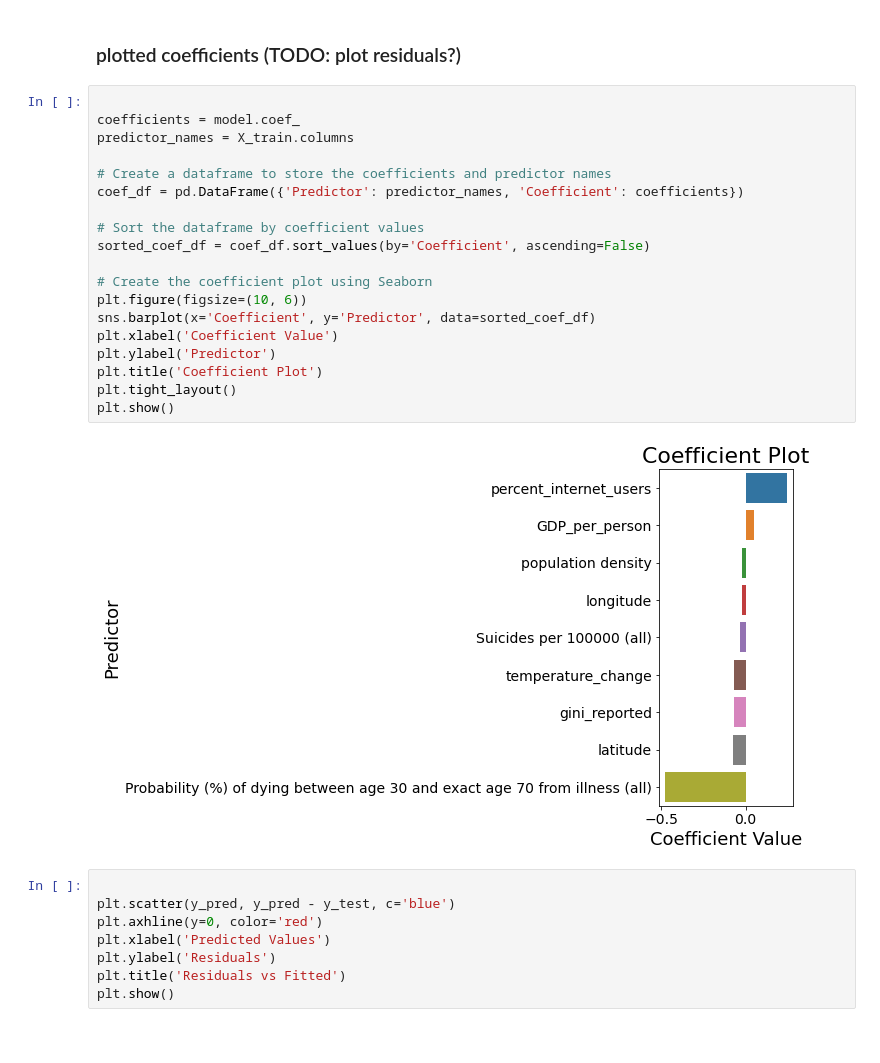
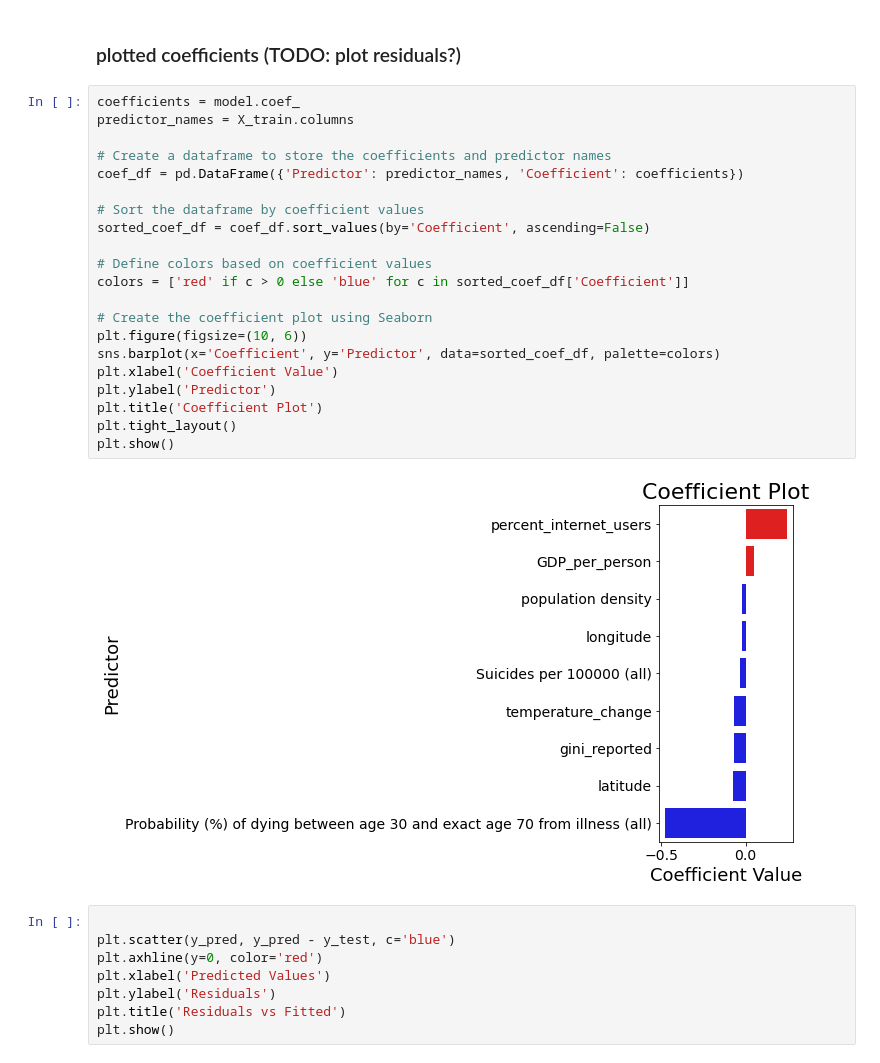
Before and after one commit to Dariokula/VisualizationProj23, a Jupyter notebook: all_datsets_26_08_Dario.ipynb, the cells around one changed output. Saved outputs shown, nothing was run; the diff lists cells and outputs as text.

```diff
--- a/all_datsets_26_08_Dario.ipynb
+++ b/all_datsets_26_08_Dario.ipynb
@@ -1247,26 +1247,28 @@ array([-0.47820656, -0.03109446,  0.2444133 , -0.02115845,  0.04862386,
 # %% [markdown]
 ### plotted coefficients (TODO: plot residuals?)
 # %%
-
 coefficients = model.coef_
 predictor_names = X_train.columns
 
 # Create a dataframe to store the coefficients and predictor names
 coef_df = pd.DataFrame({'Predictor': predictor_names, 'Coefficient': coefficients})
 
 # Sort the dataframe by coefficient values
 sorted_coef_df = coef_df.sort_values(by='Coefficient', ascending=False)
 
+# Define colors based on coefficient values
+colors = ['red' if c > 0 else 'blue' for c in sorted_coef_df['Coefficient']]
+
 # Create the coefficient plot using Seaborn
 plt.figure(figsize=(10, 6))
-sns.barplot(x='Coefficient', y='Predictor', data=sorted_coef_df)
+sns.barplot(x='Coefficient', y='Predictor', data=sorted_coef_df, palette=colors)
 plt.xlabel('Coefficient Value')
 plt.ylabel('Predictor')
 plt.title('Coefficient Plot')
 plt.tight_layout()
 plt.show()
 # %% [output]
-[figure, old version]
+[figure, new version]
 # %%
 
 plt.scatter(y_pred, y_pred - y_test, c='blue')
```
Also changed, not shown: parts of 3 cells of this notebook.
